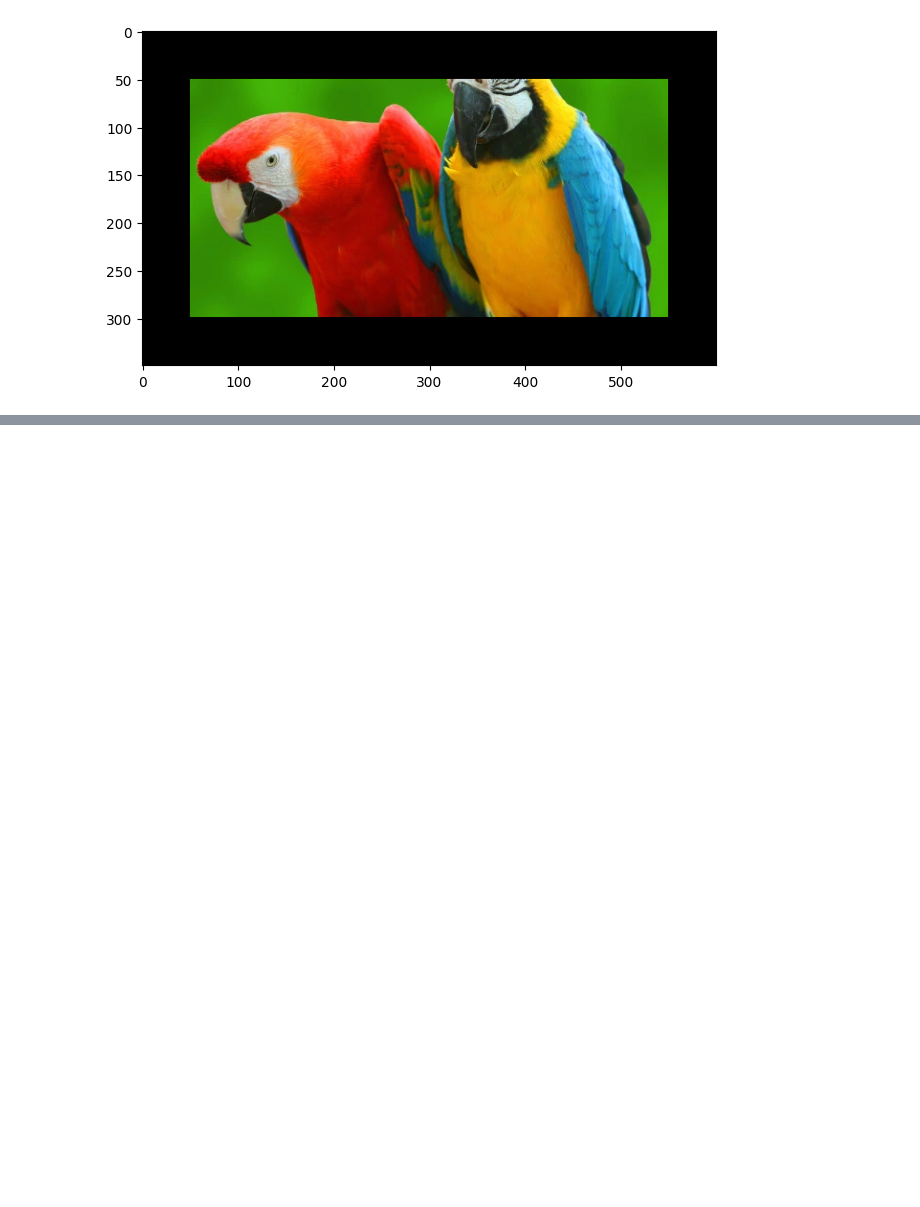
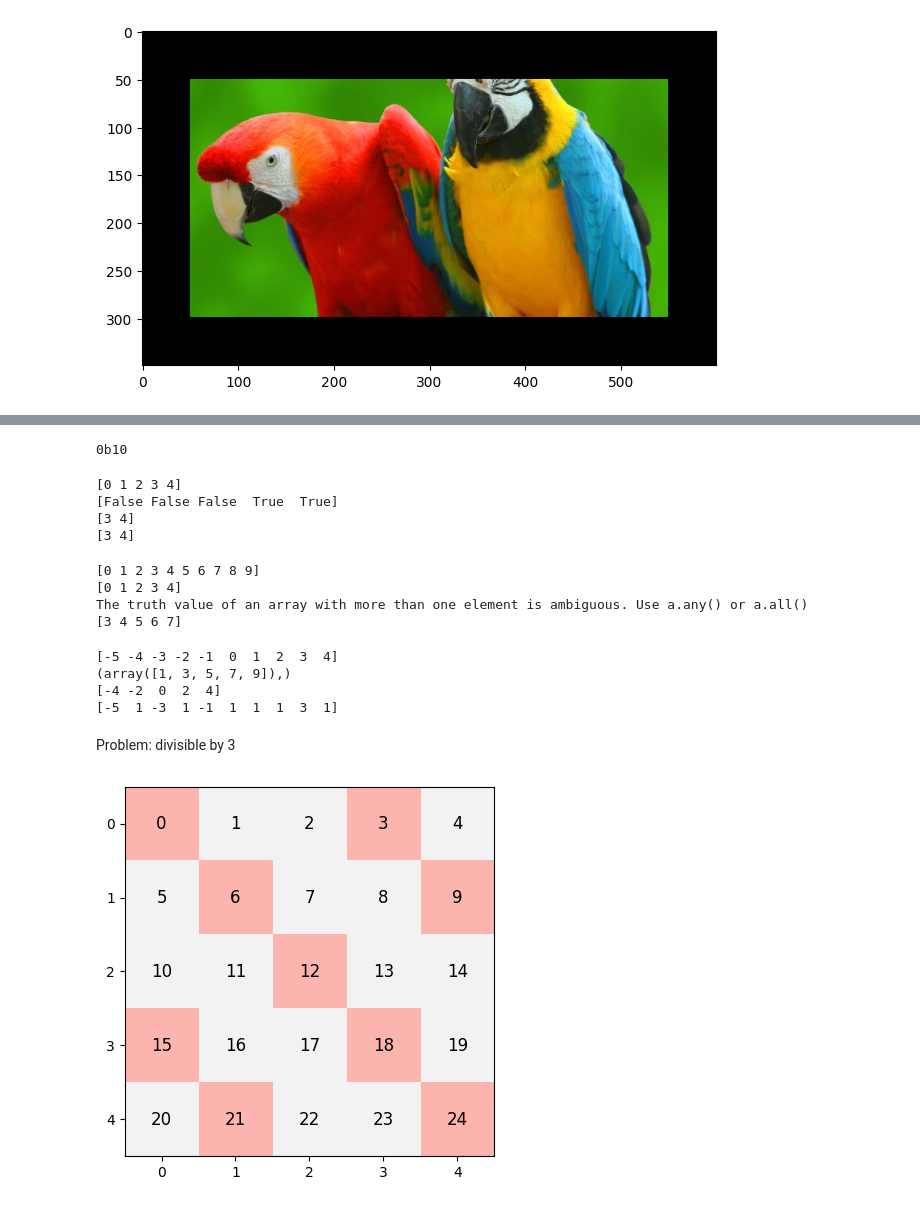
Before and after one commit to SajagAcharyaMasters/CC7182NI-Classes, a Jupyter notebook: Week 5/W5 - Numpy & Matplotlib.ipynb, the cells around one changed output, grey strips where cells are left out. Drawn from its saved outputs; the diff is of its cells as text; code cells hidden in the pictures; blank space fills up the shorter version.

Commit message:
- Numpy Slides completed

```diff
--- a/Week 5/W5 - Numpy & Matplotlib.ipynb
+++ b/Week 5/W5 - Numpy & Matplotlib.ipynb
@@ -419,0 +474,66 @@ plt.show()
+# %%
+a = int('1010', 2)
+mask = int('0011', 2) # Get last 2 bits
+print(bin(a & mask))
+# %% [output]
+0b10
+# %%
+import numpy as np
+a = np.arange(5)
+print(a)
+mask = a > 2
+print(mask)
+print(a[a > 2])
+print(a[mask])
+# %% [output]
+[0 1 2 3 4]
+[False False False  True  True]
+[3 4]
+[3 4]
+# %%
+import numpy as np
+a = np.arange(10)
+print(a)
+print(a[a < 5])
+try:
+    2 < a < 8
+    # operator only work with single value
+except ValueError as e:
+    print(e)
+# use bitwise operator &, |, ~, ^
+print(a[(2 < a) & (a < 8)])
+# %% [output]
+[0 1 2 3 4 5 6 7 8 9]
+[0 1 2 3 4]
+The truth value of an array with more than one element is ambiguous. Use a.any() or a.all()
+[3 4 5 6 7]
+# %%
+import numpy as np
+a = np.arange(-5, 5)
+print(a)
+print(np.where(a % 2 == 0)) # return index
+print(a[np.where(a % 2 == 0)]) # return elements
+print(np.where(a % 2 == 0, True, a)) # where with replace
+# %% [output]
+[-5 -4 -3 -2 -1  0  1  2  3  4]
+(array([1, 3, 5, 7, 9]),)
+[-4 -2  0  2  4]
+[-5  1 -3  1 -1  1  1  1  3  1]
+# %% [markdown]
+Problem: divisible by 3
+# %%
+import numpy as np
+import matplotlib.pyplot as plt
+def matrix_plot(m):
+    fig, ax = plt.subplots()
+    ax.imshow(m, cmap='Pastel1_r')
+    shape = m.shape
+    for i in range(m.size):
+        y, x = divmod(i, shape[0])
+        ax.text(x, y, i, size=12, ha='center', va='center')
+    return fig
+m = np.arange(25, dtype=np.int8).reshape(5, 5)
+fig = matrix_plot(np.where(m % 3, False, True)) # Using replace
+plt.show()
+# %% [output]
+[figure, added]
```
Also changed, not shown: parts of 24 cells of this notebook.
